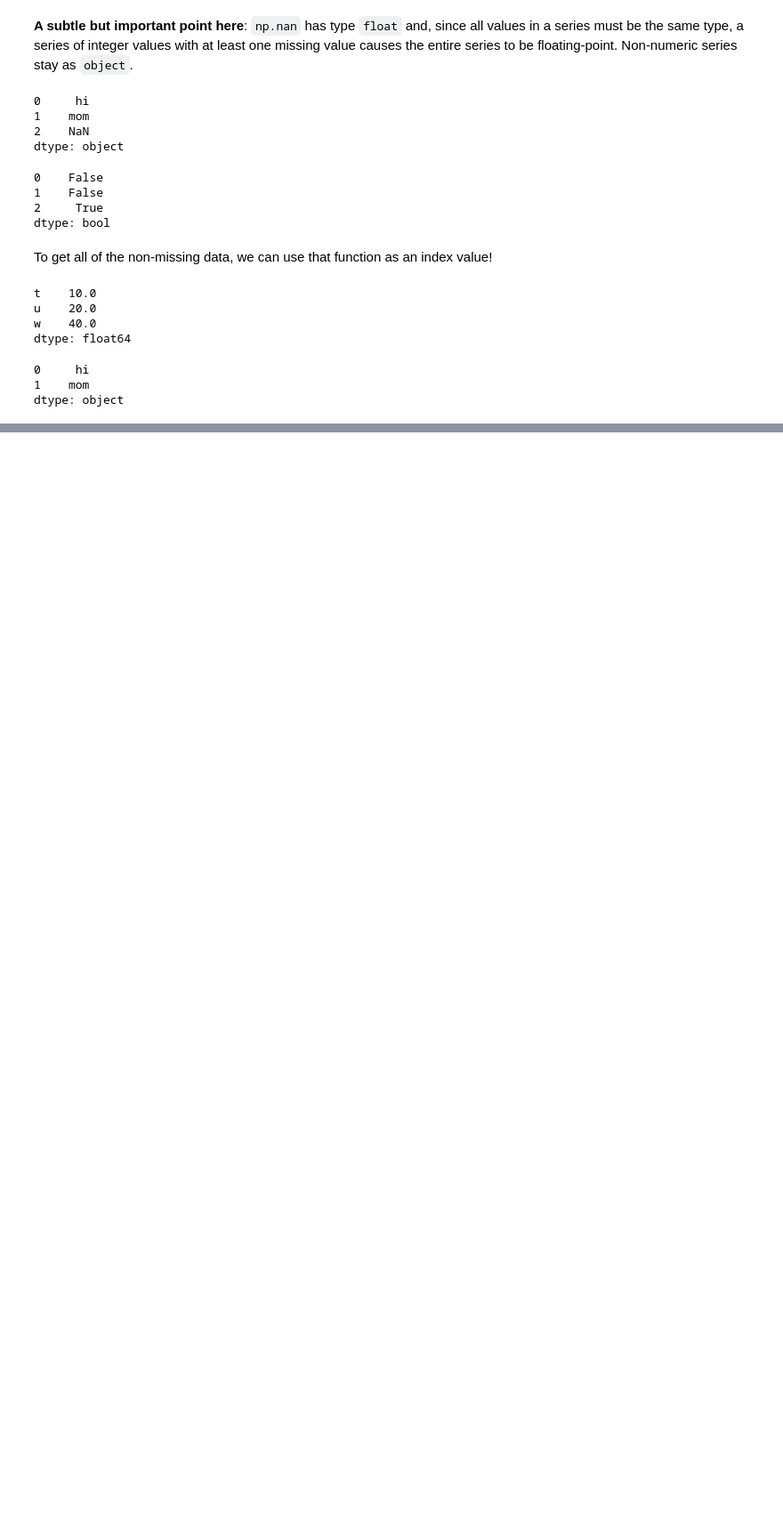
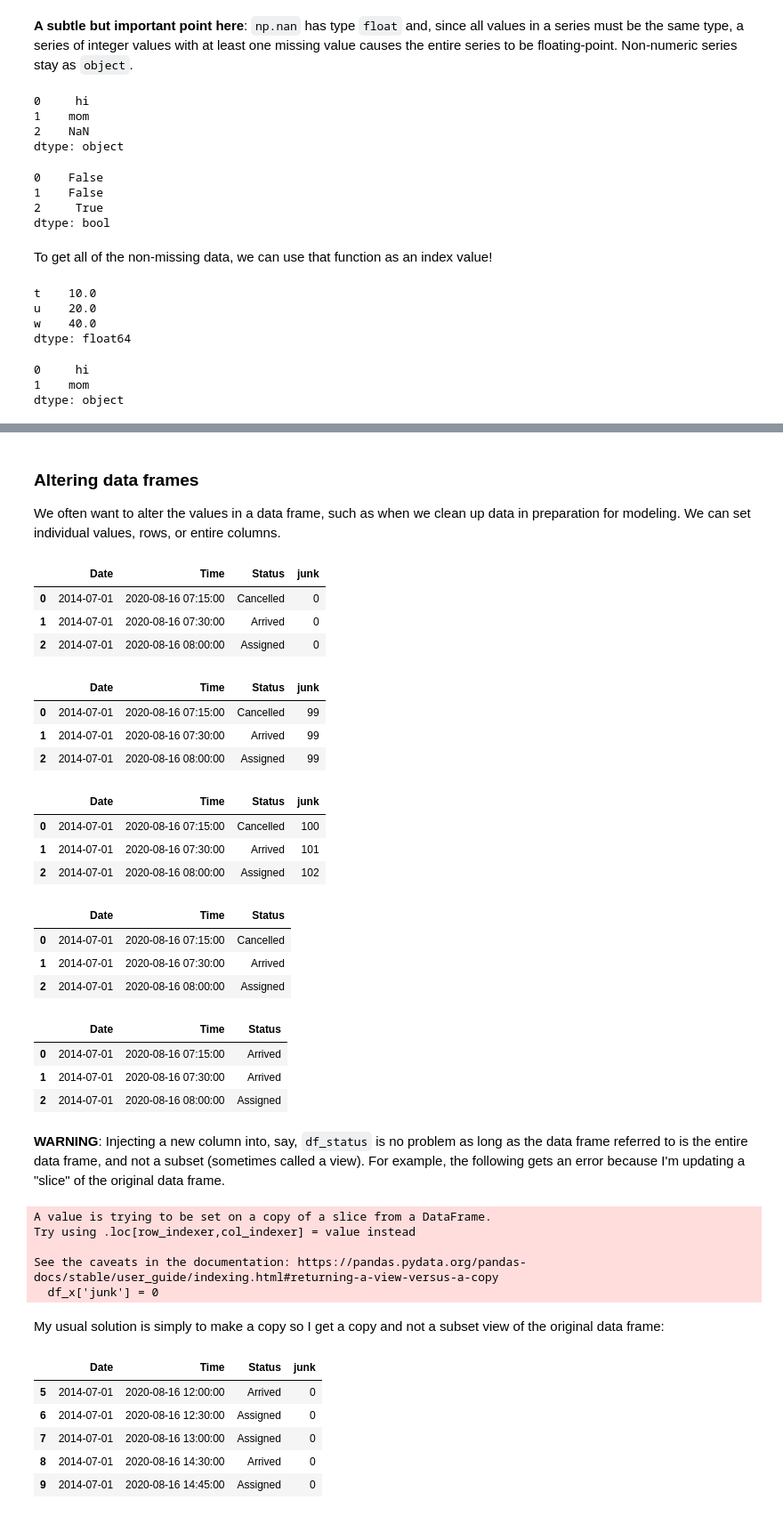
Before and after one commit to parrt/msds593, a Jupyter notebook: notebooks/pandas-intro.ipynb, the cells around one changed output, grey strips where cells are left out. Shown at 89% size. Saved outputs shown, nothing was run; the diff lists cells and outputs as text; code cells hidden in the pictures; blank space fills up the shorter version.

```diff
--- a/notebooks/pandas-intro.ipynb
+++ b/notebooks/pandas-intro.ipynb
@@ -495,0 +665,68 @@ Data frames columns are ordered and the name-to-column mapping is stored in an i
+# %% [markdown]
+### Altering data frames
+
+We often want to alter the values in a data frame, such as when we clean up data in preparation for modeling. We can set individual values, rows, or entire columns.
+# %%
+df_status['junk'] = 0      # insert a new column
+df_status.head(3)
+# %% [output]
+|  | Date | Time | Status | junk |
+| 0 | 2014-07-01 | 2020-08-16 07:15:00 | Cancelled | 0 |
+| 1 | 2014-07-01 | 2020-08-16 07:30:00 | Arrived | 0 |
+| 2 | 2014-07-01 | 2020-08-16 08:00:00 | Assigned | 0 |
+# %%
+df_status['junk'] = 99     # overwrite a column with a single value
+df_status.head(3)
+# %% [output]
+|  | Date | Time | Status | junk |
+| 0 | 2014-07-01 | 2020-08-16 07:15:00 | Cancelled | 99 |
+| 1 | 2014-07-01 | 2020-08-16 07:30:00 | Arrived | 99 |
+| 2 | 2014-07-01 | 2020-08-16 08:00:00 | Assigned | 99 |
+# %%
+df_status['junk'] = range(100,199)  # set a column to a new series of data
+df_status.head(3)
+# %% [output]
+|  | Date | Time | Status | junk |
+| 0 | 2014-07-01 | 2020-08-16 07:15:00 | Cancelled | 100 |
+| 1 | 2014-07-01 | 2020-08-16 07:30:00 | Arrived | 101 |
+| 2 | 2014-07-01 | 2020-08-16 08:00:00 | Assigned | 102 |
+# %%
+df_status = df_status.drop('junk', axis=1)    # axis=1 means drop a column
+df_status.head(3)
+# %% [output]
+|  | Date | Time | Status |
+| 0 | 2014-07-01 | 2020-08-16 07:15:00 | Cancelled |
+| 1 | 2014-07-01 | 2020-08-16 07:30:00 | Arrived |
+| 2 | 2014-07-01 | 2020-08-16 08:00:00 | Assigned |
+# %%
+df_status.loc[0,'Status'] = 'Arrived'     # Update a single categorical value in one column
+df_status.head(3)
+# %% [output]
+|  | Date | Time | Status |
+| 0 | 2014-07-01 | 2020-08-16 07:15:00 | Arrived |
+| 1 | 2014-07-01 | 2020-08-16 07:30:00 | Arrived |
+| 2 | 2014-07-01 | 2020-08-16 08:00:00 | Assigned |
+# %% [markdown]
+**WARNING**: Injecting a new column into, say, `df_status` is no problem as long as the data frame referred to is the entire data frame, and not a subset (sometimes called a view).  For example, the following gets an error because I'm updating a "slice" of the original data frame.
+# %%
+df_x = df_status.iloc[5:10]
+df_x['junk'] = 0
+# %% [output]
+A value is trying to be set on a copy of a slice from a DataFrame.
+Try using .loc[row_indexer,col_indexer] = value instead
+
+See the caveats in the documentation: https://pandas.pydata.org/pandas-docs/stable/user_guide/indexing.html#returning-a-view-versus-a-copy
+  df_x['junk'] = 0
+# %% [markdown]
+My usual solution is simply to make a copy so I get a copy and not a subset view of the original data frame:
+# %%
+df_x = df_status.iloc[5:10].copy()
+df_x['junk'] = 0
+df_x
+# %% [output]
+|  | Date | Time | Status | junk |
+| 5 | 2014-07-01 | 2020-08-16 12:00:00 | Arrived | 0 |
+| 6 | 2014-07-01 | 2020-08-16 12:30:00 | Assigned | 0 |
+| 7 | 2014-07-01 | 2020-08-16 13:00:00 | Assigned | 0 |
+| 8 | 2014-07-01 | 2020-08-16 14:30:00 | Arrived | 0 |
+| 9 | 2014-07-01 | 2020-08-16 14:45:00 | Assigned | 0 |
```
Also changed, not shown: parts of 46 cells of this notebook.
